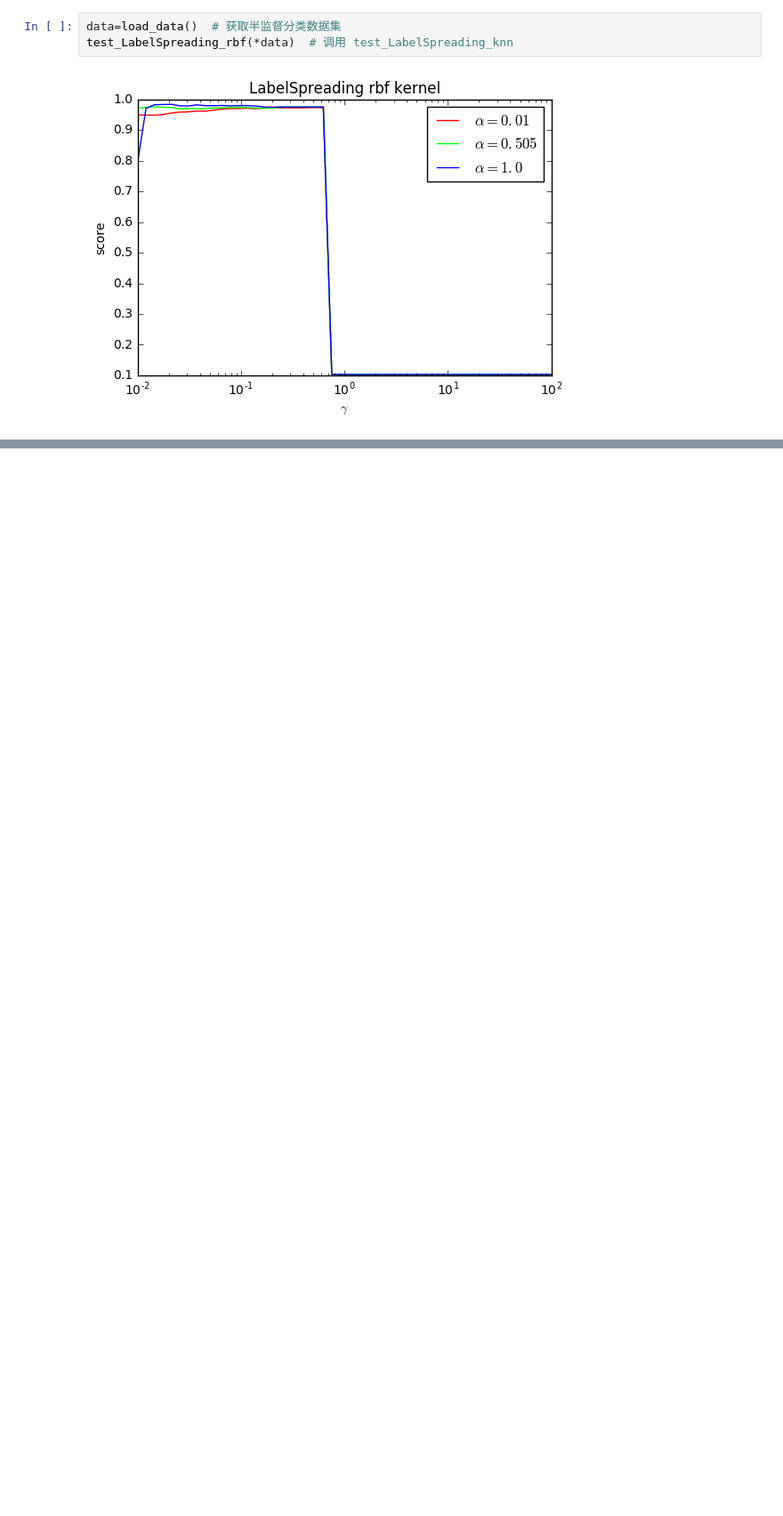
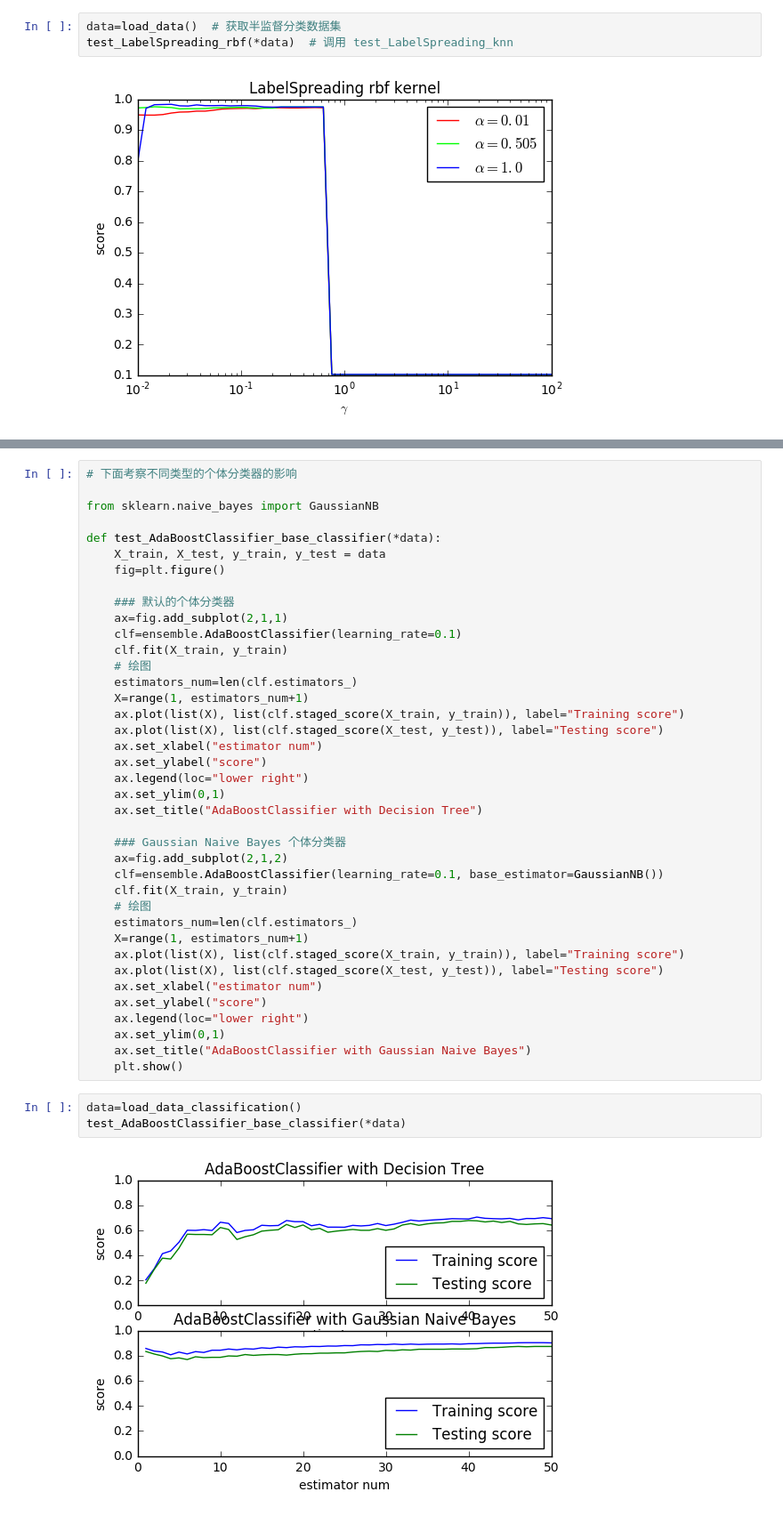
Before and after one commit to probao/Machine_Learning_Basis, a Jupyter notebook: Python-Machine Learning.ipynb, the cells around one changed output, grey strips where cells are left out. Shown at 89% size. Drawn from its saved outputs; the diff is of its cells as text; blank space fills up the shorter version.

```diff
--- a/Python-Machine Learning.ipynb
+++ b/Python-Machine Learning.ipynb
@@ -2617,0 +2656,44 @@ test_LabelSpreading_rbf(*data)  # 调用 test_LabelSpreading_knn
+# %%
+# 下面考察不同类型的个体分类器的影响
+
+from sklearn.naive_bayes import GaussianNB
+
+def test_AdaBoostClassifier_base_classifier(*data):
+    X_train, X_test, y_train, y_test = data
+    fig=plt.figure()
+
+    ### 默认的个体分类器
+    ax=fig.add_subplot(2,1,1)
+    clf=ensemble.AdaBoostClassifier(learning_rate=0.1)
+    clf.fit(X_train, y_train)
+    # 绘图
+    estimators_num=len(clf.estimators_)
+    X=range(1, estimators_num+1)
+    ax.plot(list(X), list(clf.staged_score(X_train, y_train)), label="Training score")
+    ax.plot(list(X), list(clf.staged_score(X_test, y_test)), label="Testing score")
+    ax.set_xlabel("estimator num")
+    ax.set_ylabel("score")
+    ax.legend(loc="lower right")
+    ax.set_ylim(0,1)
+    ax.set_title("AdaBoostClassifier with Decision Tree")
+
+    ### Gaussian Naive Bayes 个体分类器
+    ax=fig.add_subplot(2,1,2)
+    clf=ensemble.AdaBoostClassifier(learning_rate=0.1, base_estimator=GaussianNB())
+    clf.fit(X_train, y_train)
+    # 绘图
+    estimators_num=len(clf.estimators_)
+    X=range(1, estimators_num+1)
+    ax.plot(list(X), list(clf.staged_score(X_train, y_train)), label="Training score")
+    ax.plot(list(X), list(clf.staged_score(X_test, y_test)), label="Testing score")
+    ax.set_xlabel("estimator num")
+    ax.set_ylabel("score")
+    ax.legend(loc="lower right")
+    ax.set_ylim(0,1)
+    ax.set_title("AdaBoostClassifier with Gaussian Naive Bayes")
+    plt.show()
+# %%
+data=load_data_classification()
+test_AdaBoostClassifier_base_classifier(*data)
+# %% [output]
+[figure, added]
```
Also changed, not shown: parts of 8 cells of this notebook.
